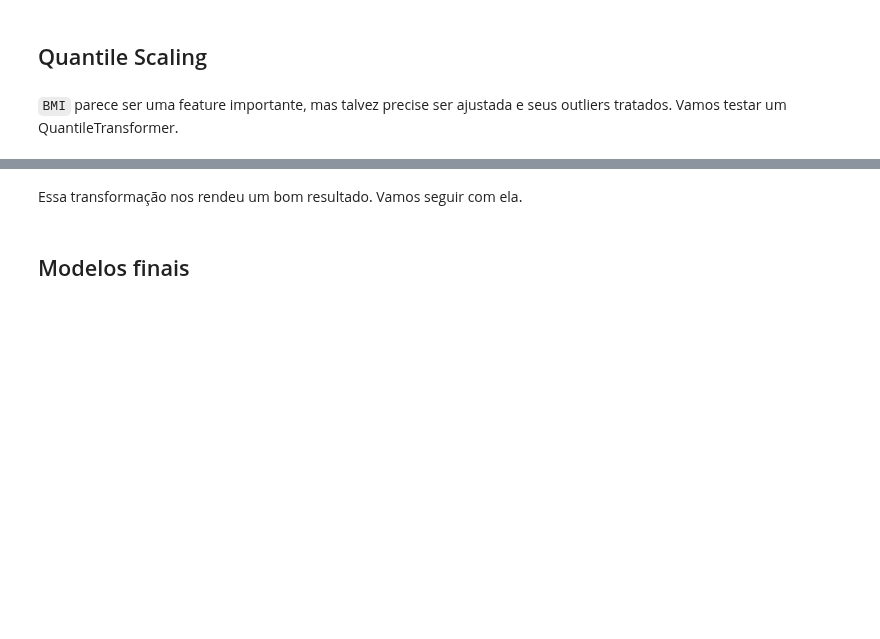
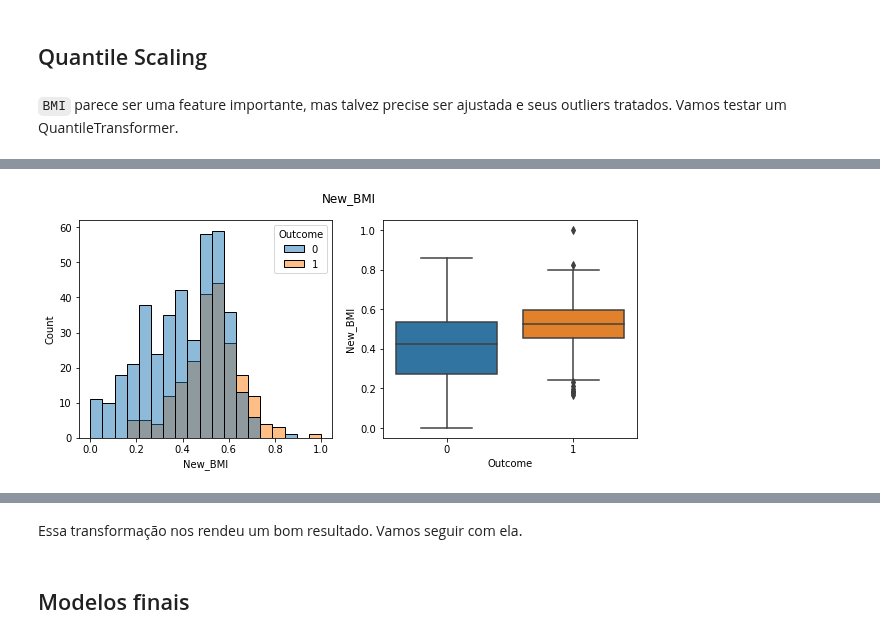
Before and after one commit to franklinzppa/diabetes-classification, a Jupyter notebook: diabetes-clf.ipynb, the cells around one changed output, grey strips where cells are left out. Drawn from its saved outputs; the diff is of its cells as text; code cells hidden in the pictures; blank space fills up the shorter version.

```diff
--- a/diabetes-clf.ipynb
+++ b/diabetes-clf.ipynb
@@ -1012,3 +1061,6 @@ X_train_scaling.head()
 # %%
 qt = QuantileTransformer(n_quantiles=3, random_state=42)
 X_train_scaling[['New_BMI']] = qt.fit_transform(X_train_scaling[['BMI']])
+plot_histgram_and_boxplot(X_train_scaling.join(y_train), "New_BMI")
+# %% [output]
+[figure, added]
```
Also changed, not shown: parts of 34 cells of this notebook.
